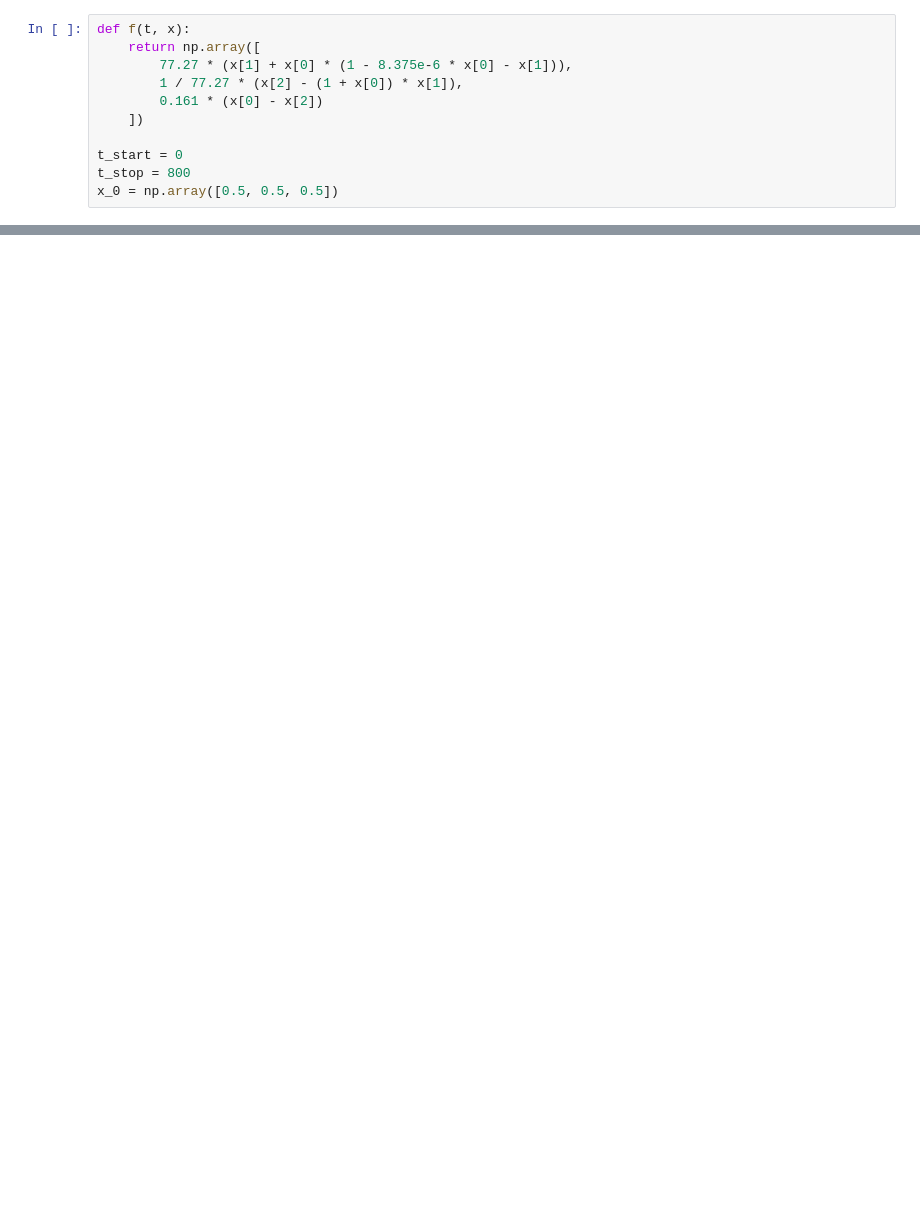
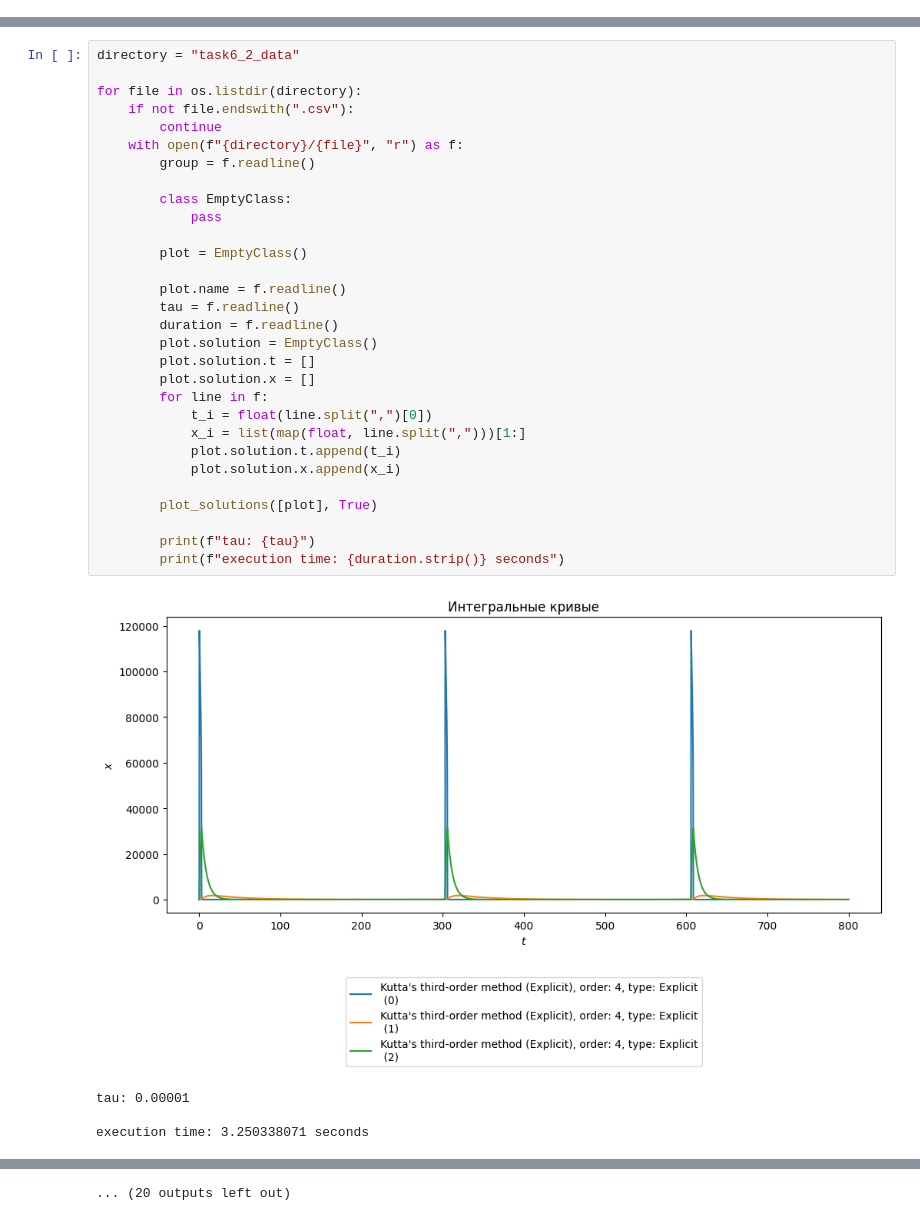
Before and after one commit to vlad-cool/MiptCompMath, a Jupyter notebook: task6_2.ipynb, the cells around one changed output, grey strips where cells are left out. Cells and saved outputs as stored; diff of their text form; blank space fills up the shorter version.

```diff
--- a/task6_2.ipynb
+++ b/task6_2.ipynb
@@ -26,11 +5,0 @@ $$
-# %%
-def f(t, x):
-    return np.array([
-        77.27 * (x[1] + x[0] * (1 - 8.375e-6 * x[0] - x[1])),
-        1 / 77.27 * (x[2] - (1 + x[0]) * x[1]),
-        0.161 * (x[0] - x[2])
-    ])
-
-t_start = 0
-t_stop = 800
-x_0 = np.array([0.5, 0.5, 0.5])
@@ -479,0 +58,35 @@ Nordesieck representation of implicit_backward_differentiation method of order 1
+# %%
+directory = "task6_2_data"
+
+for file in os.listdir(directory):
+    if not file.endswith(".csv"):
+        continue
+    with open(f"{directory}/{file}", "r") as f:
+        group = f.readline()
+
+        class EmptyClass:
+            pass
+
+        plot = EmptyClass()
+
+        plot.name = f.readline()
+        tau = f.readline()
+        duration = f.readline()
+        plot.solution = EmptyClass()
+        plot.solution.t = []
+        plot.solution.x = []
+        for line in f:
+            t_i = float(line.split(",")[0])
+            x_i = list(map(float, line.split(",")))[1:]
+            plot.solution.t.append(t_i)
+            plot.solution.x.append(x_i)
+
+        plot_solutions([plot], True)
+
+        print(f"tau: {tau}")
+        print(f"execution time: {duration.strip()} seconds")
+# %% [output]
+[figure, added]
+tau: 0.00001
+
+execution time: 3.250338071 seconds
@@ -479,0 +113 @@ Nordesieck representation of implicit_backward_differentiation method of order 1
+... (20 outputs left out)
```
Also changed, not shown: parts of 18 cells of this notebook, 21 other files.
